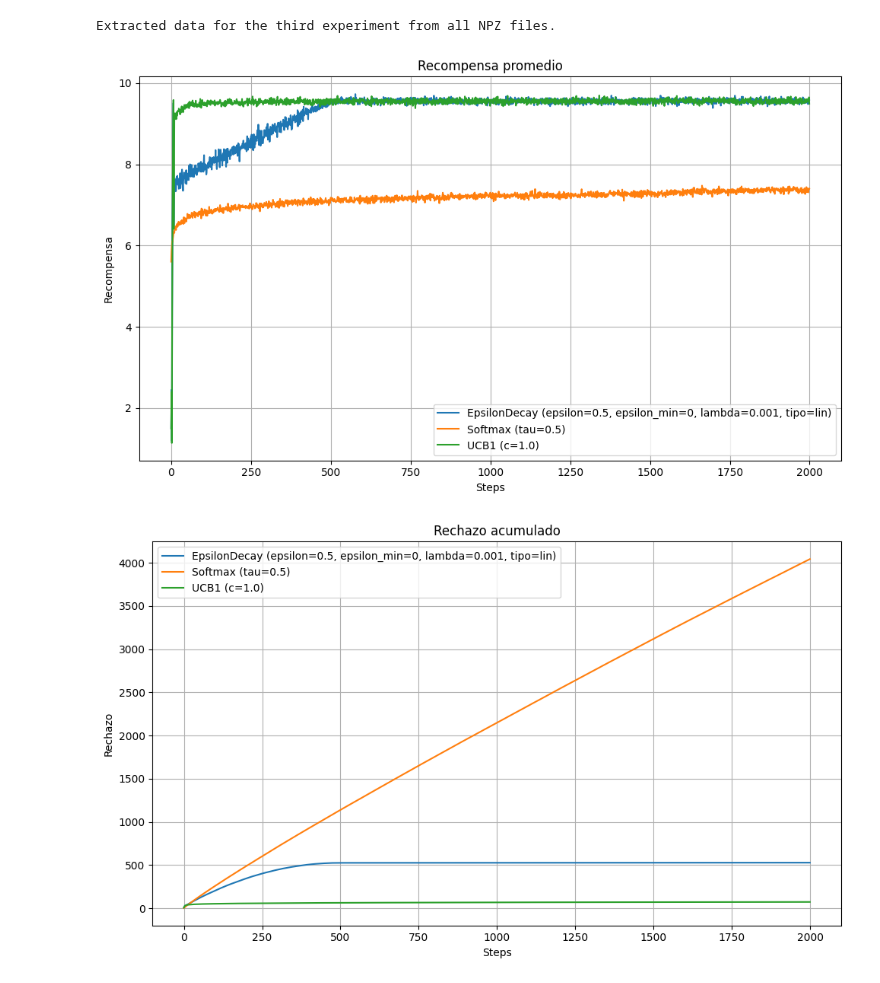
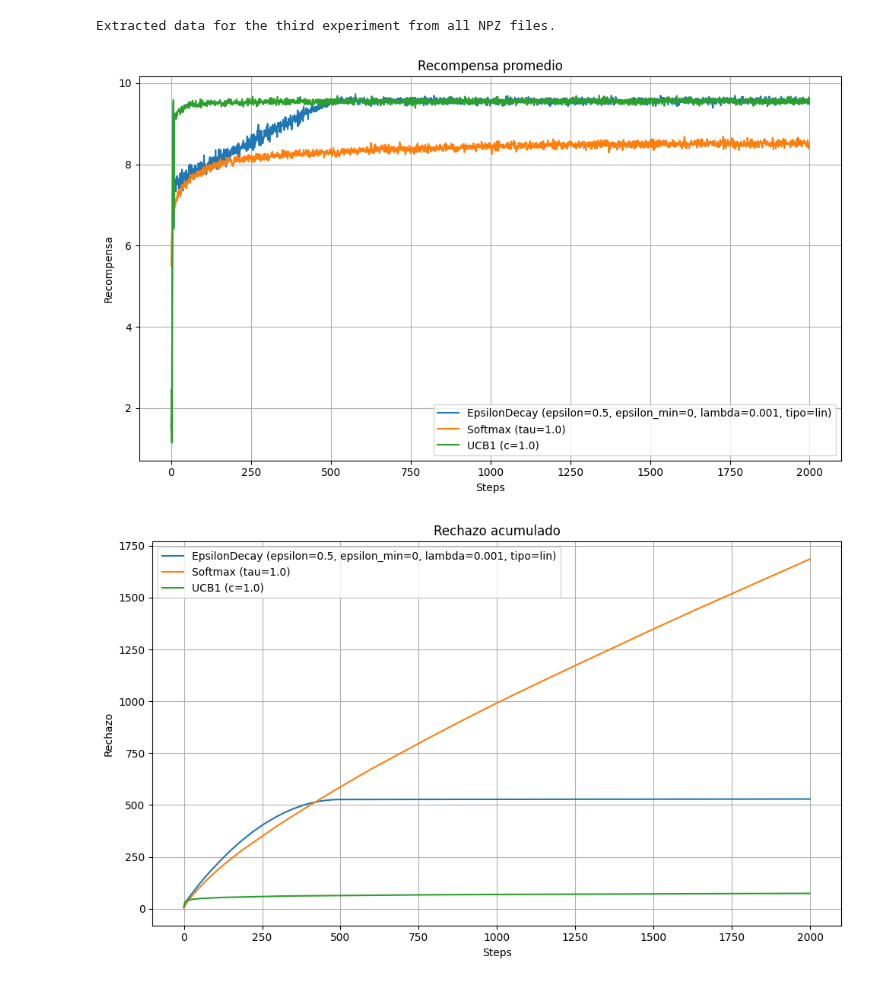
Before and after one commit to angelms2003/FernandezMartinezPolo-EML-RL, a Jupyter notebook: k_brazos/juntar_graficas.ipynb, the cells around one changed output. Cells and saved outputs as stored; diff of their text form; code cells hidden in the pictures.

```diff
--- a/k_brazos/juntar_graficas.ipynb
+++ b/k_brazos/juntar_graficas.ipynb
@@ -70,15 +64,15 @@ except Exception as e:
     print(f"An unexpected error occurred: {e}")
 # %%
 egreedy_rewards_exp3 = data_exp1['rewards'][3]
-softmax_rewards_exp3 = data_exp2['rewards'][1]
+softmax_rewards_exp3 = data_exp2['rewards'][2]
 ucb_rewards_exp3 = data_exp3['rewards'][1]
 
 egreedy_regrets_exp3 = data_exp1['regrets'][3]
-softmax_regrets_exp3 = data_exp2['regrets'][1]
+softmax_regrets_exp3 = data_exp2['regrets'][2]
 ucb_regrets_exp3 = data_exp3['regrets'][1]
 
 egreedy_optimal_selections_exp3 = data_exp1['optimal_selections'][3]
-softmax_optimal_selections_exp3 = data_exp2['optimal_selections'][1]
+softmax_optimal_selections_exp3 = data_exp2['optimal_selections'][2]
 ucb_optimal_selections_exp3 = data_exp3['optimal_selections'][1]
 
 print("Extracted data for the third experiment from all NPZ files.")
@@ -90,7 +84,7 @@ import matplotlib.pyplot as plt
 # Plot Rewards
 fig_rewards, ax_rewards = plt.subplots(figsize=(10, 6))
 ax_rewards.plot(egreedy_rewards_exp3, label='EpsilonDecay (epsilon=0.5, epsilon_min=0, lambda=0.001, tipo=lin)')
-ax_rewards.plot(softmax_rewards_exp3, label='Softmax (tau=0.5)')
+ax_rewards.plot(softmax_rewards_exp3, label='Softmax (tau=1.0)')
 ax_rewards.plot(ucb_rewards_exp3, label='UCB1 (c=1.0)')
 ax_rewards.set_title('Recompensa promedio')
 ax_rewards.set_xlabel('Steps')
@@ -100,34 +94,34 @@ ax_rewards.grid(True)
 plt.tight_layout()
 plt.savefig('rewards_comparison.png')
 plt.show()
 
 # Plot Regrets
 fig_regrets, ax_regrets = plt.subplots(figsize=(10, 6))
 ax_regrets.plot(egreedy_regrets_exp3, label='EpsilonDecay (epsilon=0.5, epsilon_min=0, lambda=0.001, tipo=lin)')
-ax_regrets.plot(softmax_regrets_exp3, label='Softmax (tau=0.5)')
+ax_regrets.plot(softmax_regrets_exp3, label='Softmax (tau=1.0)')
 ax_regrets.plot(ucb_regrets_exp3, label='UCB1 (c=1.0)')
 ax_regrets.set_title('Rechazo acumulado')
 ax_regrets.set_xlabel('Steps')
 ax_regrets.set_ylabel('Rechazo')
 ax_regrets.legend()
 ax_regrets.grid(True)
 plt.tight_layout()
 plt.savefig('regrets_comparison.png')
 plt.show()
 
 # Plot Optimal Selections
 fig_optimal, ax_optimal = plt.subplots(figsize=(10, 6))
 ax_optimal.plot(egreedy_optimal_selections_exp3, label='EpsilonDecay (epsilon=0.5, epsilon_min=0, lambda=0.001, tipo=lin)')
-ax_optimal.plot(softmax_optimal_selections_exp3, label='Softmax (tau=0.5)')
+ax_optimal.plot(softmax_optimal_selections_exp3, label='Softmax (tau=1.0)')
 ax_optimal.plot(ucb_optimal_selections_exp3, label='UCB1 (c=1.0)')
 ax_optimal.set_title('Porcentaje de acción óptima')
 ax_optimal.set_xlabel('Steps')
 ax_optimal.set_ylabel('Porcentaje de acción óptima')
 ax_optimal.legend()
 ax_optimal.grid(True)
 plt.tight_layout()
 plt.savefig('optimal_selections_comparison.png')
 plt.show()
 # %% [output]
-[figure, old version]
+[figure, new version]
-[figure, old version]
+[figure, new version]
```
Also changed, not shown: parts of 3 cells of this notebook.
